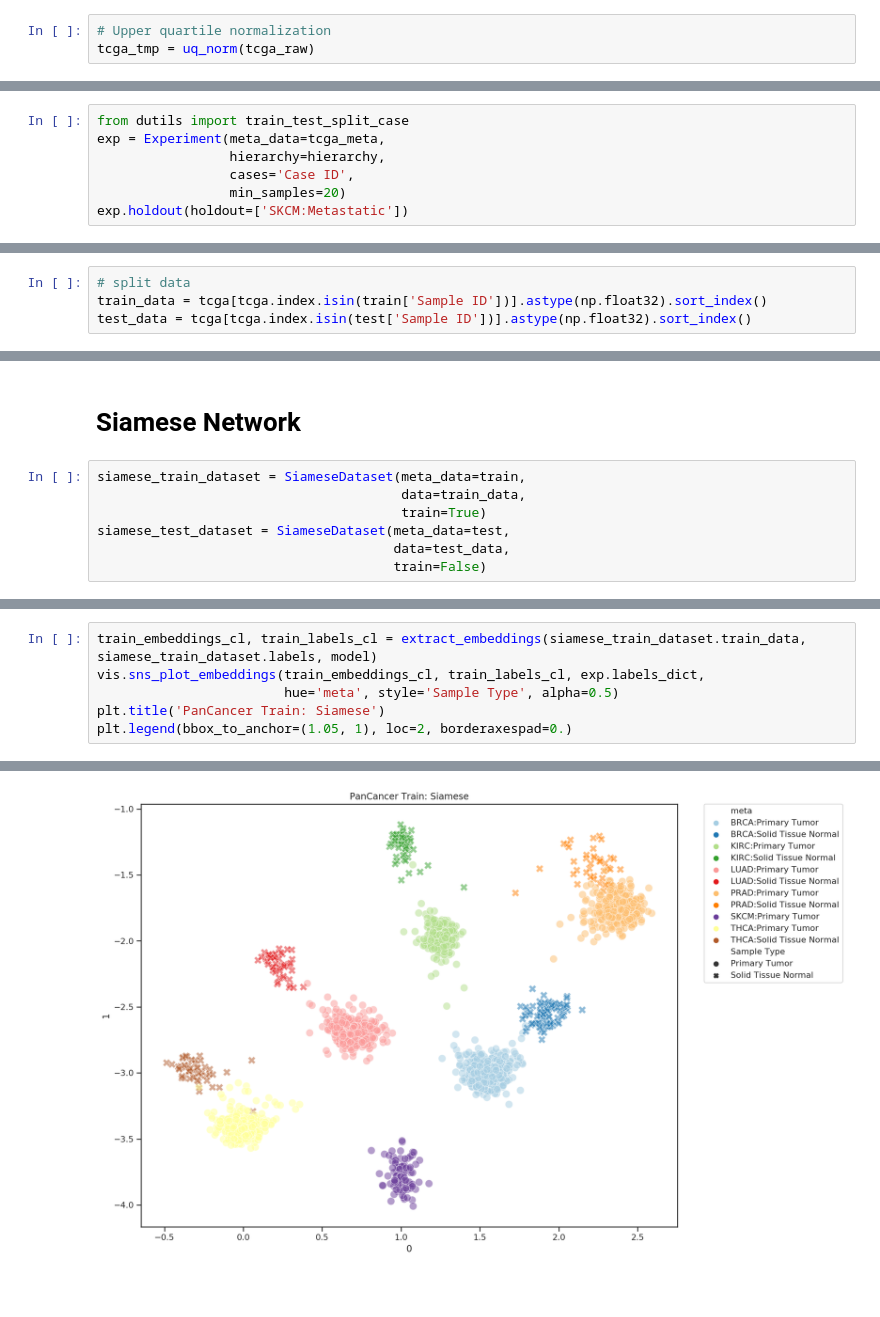
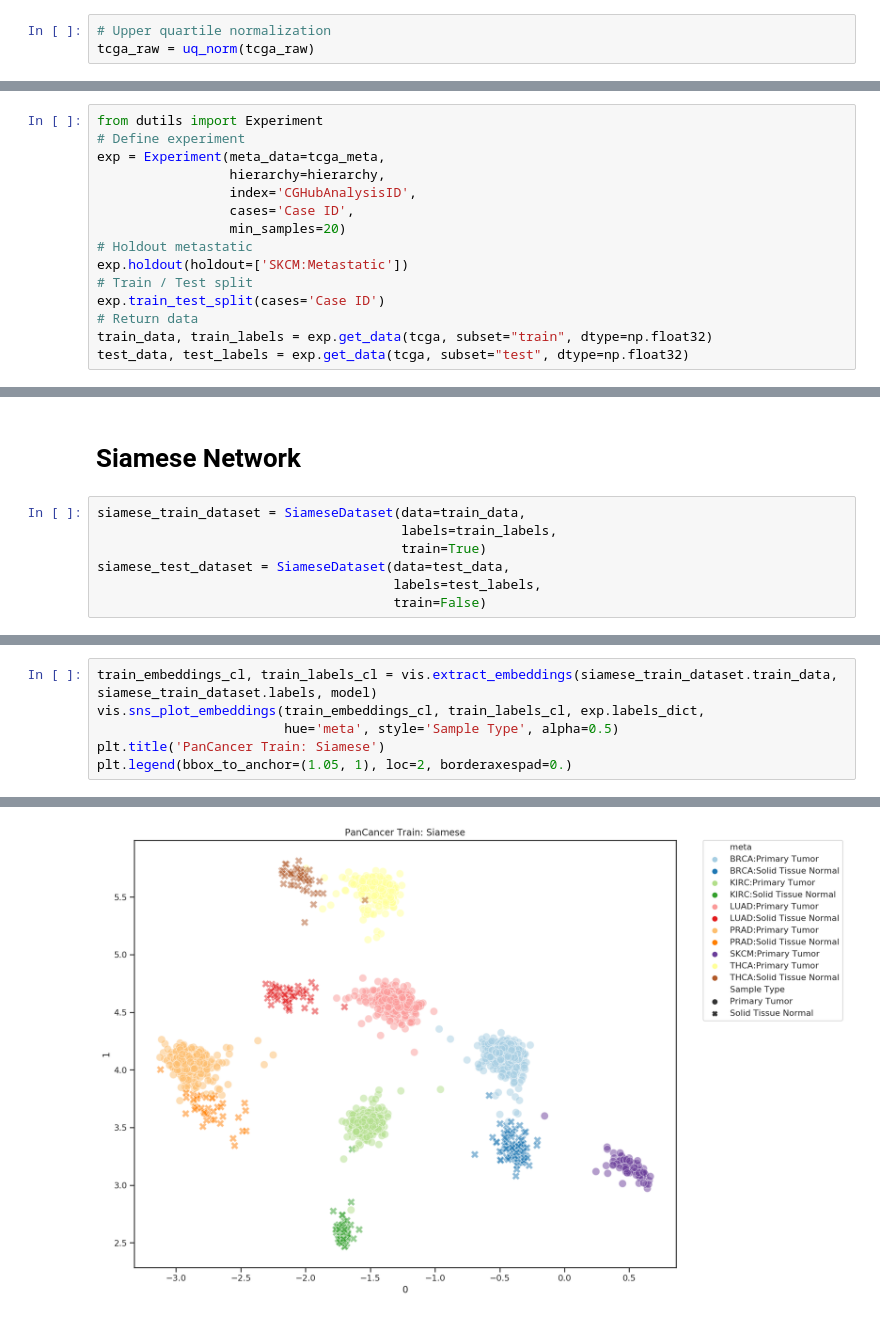
Before and after one commit to wconnell/metrx, a Jupyter notebook: notebook/2020.03.22_GCP_TCGA_CCLE_raw_processing.ipynb, the cells around one changed output, grey strips where cells are left out. Cells and saved outputs as stored; diff of their text form; blank space fills up the shorter version.

```diff
--- a/notebook/2020.03.22_GCP_TCGA_CCLE_raw_processing.ipynb
+++ b/notebook/2020.03.22_GCP_TCGA_CCLE_raw_processing.ipynb
@@ -80,7 +74,7 @@ tcga_raw = pd.concat(tcga_raw.values())
 ## Normalization
 # %%
 # Upper quartile normalization
-tcga_tmp = uq_norm(tcga_raw)
+tcga_raw = uq_norm(tcga_raw)
 # %%
 # log norm
 tcga = tcga_raw.transform(np.log1p)
@@ -131,9 +92,17 @@ class Experiment():
 # %%
-from dutils import train_test_split_case
+from dutils import Experiment
+# Define experiment
 exp = Experiment(meta_data=tcga_meta,
                  hierarchy=hierarchy,
+                 index='CGHubAnalysisID',
                  cases='Case ID',
                  min_samples=20)
+# Holdout metastatic
 exp.holdout(holdout=['SKCM:Metastatic'])
+# Train / Test split
+exp.train_test_split(cases='Case ID')
+# Return data
+train_data, train_labels = exp.get_data(tcga, subset="train", dtype=np.float32)
+test_data, test_labels = exp.get_data(tcga, subset="test", dtype=np.float32)
 # %%
 exp.meta_data['meta'].value_counts()
@@ -210,4 +169,0 @@ test = test.sort_values(by='Sample ID')
-# %%
-# split data
-train_data = tcga[tcga.index.isin(train['Sample ID'])].astype(np.float32).sort_index()
-test_data = tcga[tcga.index.isin(test['Sample ID'])].astype(np.float32).sort_index()
@@ -308,11 +185,11 @@ class SiameseDataset(Dataset):
 # %% [markdown]
 # Siamese Network
 # %%
-siamese_train_dataset = SiameseDataset(meta_data=train,
-                                       data=train_data,
+siamese_train_dataset = SiameseDataset(data=train_data,
+                                       labels=train_labels,
                                        train=True)
-siamese_test_dataset = SiameseDataset(meta_data=test,
-                                      data=test_data,
+siamese_test_dataset = SiameseDataset(data=test_data,
+                                      labels=test_labels,
                                       train=False)
 # %%
 batch_size = 8
@@ -414,11 +272,11 @@ def extract_embeddings(samples, target, model):
 # %%
-train_embeddings_cl, train_labels_cl = extract_embeddings(siamese_train_dataset.train_data, siamese_train_dataset.labels, model)
+train_embeddings_cl, train_labels_cl = vis.extract_embeddings(siamese_train_dataset.train_data, siamese_train_dataset.labels, model)
 vis.sns_plot_embeddings(train_embeddings_cl, train_labels_cl, exp.labels_dict,
                         hue='meta', style='Sample Type', alpha=0.5)
 plt.title('PanCancer Train: Siamese')
 plt.legend(bbox_to_anchor=(1.05, 1), loc=2, borderaxespad=0.)
 # %% [output]
 Text(0.5, 1.0, 'PanCancer Train: Siamese')
 <matplotlib.legend.Legend at 0x...>
-[figure, old version]
+[figure, new version]
 # %%
```
Also changed, not shown: parts of 19 cells of this notebook, 42 other files.
